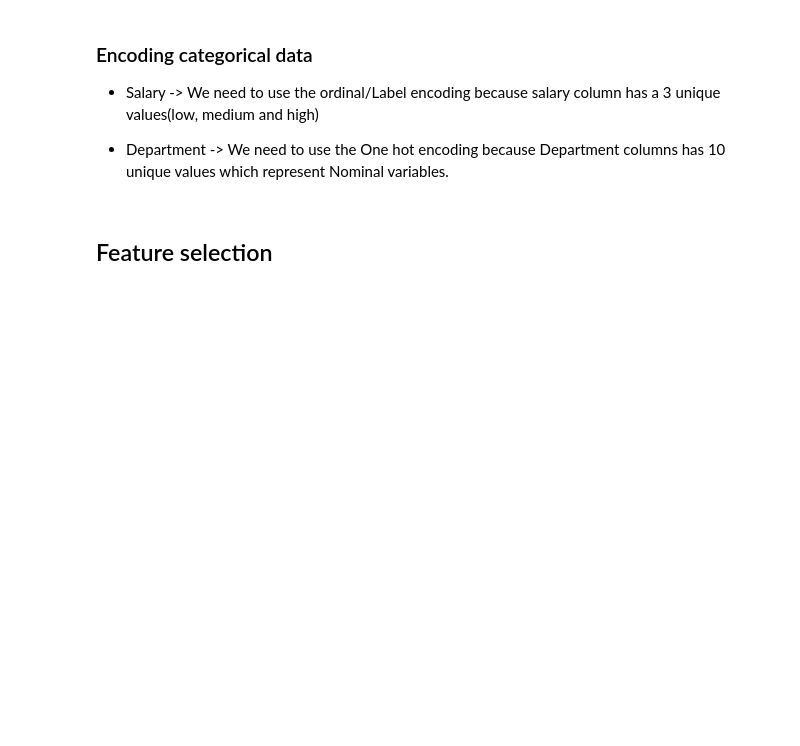
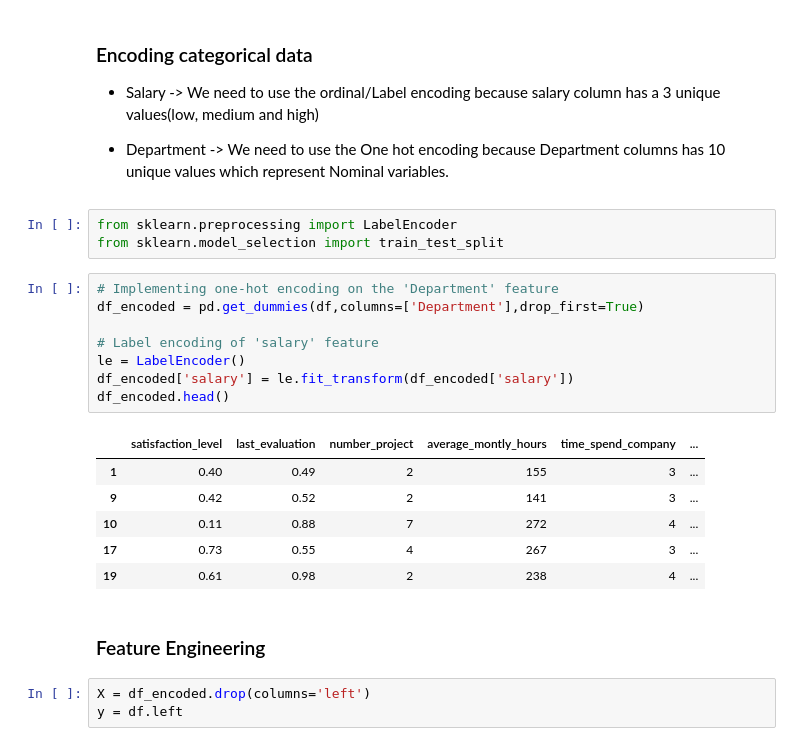
Before and after one commit to ashmi721/Data_Science_Project, a Jupyter notebook: Hr-employee_retention.ipynb, the cells around one changed output. Cells and saved outputs as stored; diff of their text form; blank space fills up the shorter version.

Commit message:
complete to train the model

```diff
--- a/Hr-employee_retention.ipynb
+++ b/Hr-employee_retention.ipynb
@@ -223,5 +255,26 @@ dtype: object
  * Salary -> We need to use the ordinal/Label encoding  because salary column has a 3 unique values(low, medium and high)
 
  * Department -> We need to use the One hot encoding because Department columns has 10 unique values which represent Nominal variables.
+# %%
+from sklearn.preprocessing import LabelEncoder
+from sklearn.model_selection import train_test_split
+# %%
+# Implementing one-hot encoding on the 'Department' feature
+df_encoded = pd.get_dummies(df,columns=['Department'],drop_first=True)
+
+# Label encoding of 'salary' feature
+le = LabelEncoder()
+df_encoded['salary'] = le.fit_transform(df_encoded['salary'])
+df_encoded.head()
+# %% [output]
+|  | satisfaction_level | last_evaluation | number_project | average_montly_hours | time_spend_company | ... |
+| 1 | 0.40 | 0.49 | 2 | 155 | 3 | ... |
+| 9 | 0.42 | 0.52 | 2 | 141 | 3 | ... |
+| 10 | 0.11 | 0.88 | 7 | 272 | 4 | ... |
+| 17 | 0.73 | 0.55 | 4 | 267 | 3 | ... |
+| 19 | 0.61 | 0.98 | 2 | 238 | 4 | ... |
 # %% [markdown]
-## Feature selection
+### Feature Engineering
+# %%
+X = df_encoded.drop(columns='left')
+y = df.left
```
Also changed, not shown: parts of 8 cells of this notebook.
